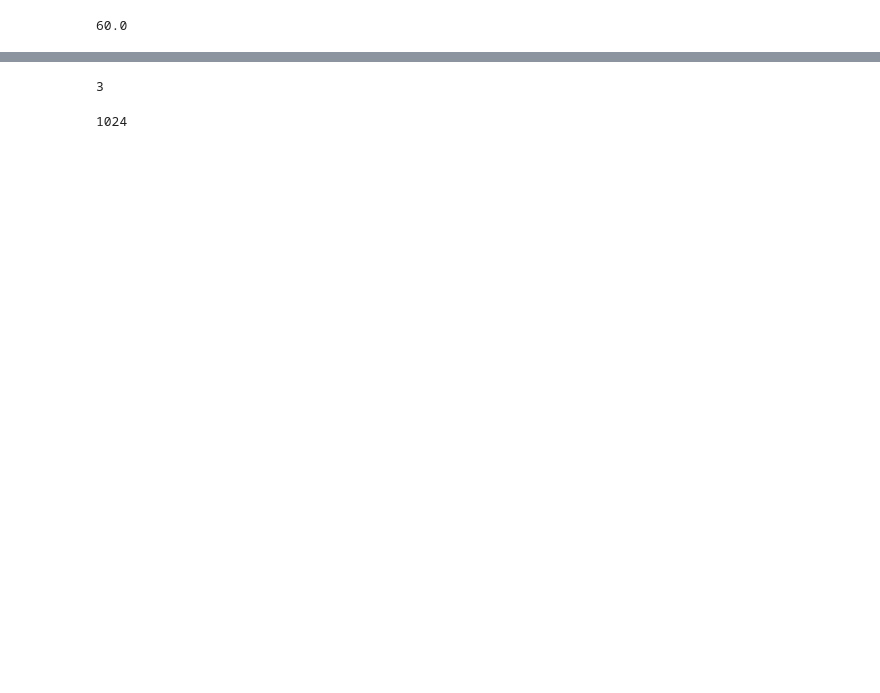
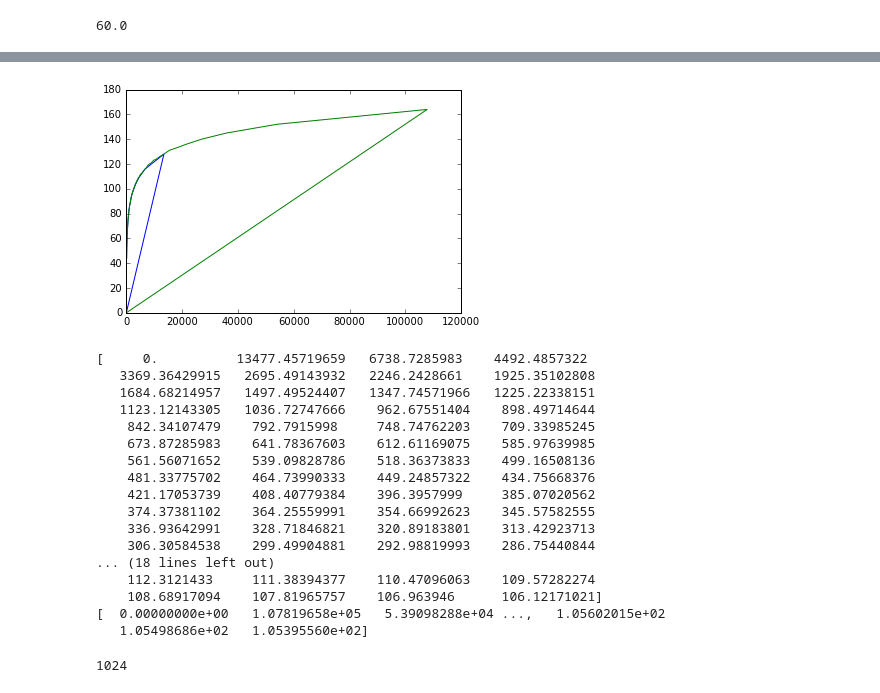
Before and after one commit to hamling-ling/OsakanaFFT, a Jupyter notebook: research/kurumi.ipynb, the cells around one changed output, grey strips where cells are left out. Cells and saved outputs as stored; diff of their text form; code cells hidden in the pictures; blank space fills up the shorter version.

```diff
--- a/research/kurumi.ipynb
+++ b/research/kurumi.ipynb
@@ -125,9 +125,11 @@ print("freq per sample=", round(freq), "T per sample=", T/(1024*1024))
 print("freq per 1024samples=", round(freq*1024))
 ns=np.arange(128)
 freqs=1/(ns*T/1024/1024)
+freqs[0]=0
 #print("freqs=\n", freqs)
 k=np.log10(2**(1/12))
 midinotes=np.round(np.log10(freqs/27.5)/k)+21
+midinotes[0]=0
 # array to use in program
 print(midinotes)
 # %% [output]
@@ -154,25 +154,29 @@ np.round(np.log10(258.3026/27.5)/k)+21
 # %% [output]
 60.0
 # %%
-ns8=np.arange(128*8)/256
-freqs8=1/(ns8*T/1024/1024)
+ns8=np.arange(128*8)
+freqs8=1/((ns8/8)*T/1024/1024)
+freqs8[0]=0
 #print("freqs=\n", freqs)
-midinotes=np.round(np.log10(freqs8/27.5)/k)+21
-midinotes[0] = 0
+midinotes8=np.round(np.log10(freqs8/27.5)/k)+21
+midinotes8[0] = 0
 # array to use in program
-print(midinotes)
-f = open('noteTable1024.txt', 'w')
-f.write("{\n")
+print(midinotes8)
+f = open('NoteTable8.h', 'w')
+f.write("#ifndef _NOTETABLE8_H_\n")
+f.write("#define _NOTETABLE8_H_\n\n")
+f.write("static const uint8_t kNoteTable8[] = {\n")
 counter=0
-for x in midinotes :
+for x in midinotes8 :
     if(counter % 8 == 0) :
         f.write("\t")
     f.write(np.str(int(x)))
-    if(counter+1<np.size(midinotes))
+    if(counter+1<np.size(midinotes8)):
         f.write(",")
     if(counter % 8 == 7) :
         f.write("\n")
     counter=counter+1
-f.write("};\n")
+f.write("};\n\n")
+f.write("#endif\n\n")
 f.close()
 # %% [output]
@@ -180,5 +184,28 @@ SyntaxError: invalid syntax (<ipython-input-34-9a7cbc7e33ee>, line 15)
-# %%
-print(3%5)
-# %% [output]
-3
+# %%
+#plt.plot(freqs, midinotes, freqs8, midinotes8)
+#plt.plot(freqs, midinotes)
+plt.plot(freqs, midinotes, freqs8, midinotes8)
+#plt.plot(ns8/8)
+plt.show()
+print(freqs)
+print(freqs8)
+# %% [output]
+[figure, added]
+[     0.          13477.45719659   6738.7285983    4492.4857322
+   3369.36429915   2695.49143932   2246.2428661    1925.35102808
+   1684.68214957   1497.49524407   1347.74571966   1225.22338151
+   1123.12143305   1036.72747666    962.67551404    898.49714644
+    842.34107479    792.7915998     748.74762203    709.33985245
+    673.87285983    641.78367603    612.61169075    585.97639985
+    561.56071652    539.09828786    518.36373833    499.16508136
+    481.33775702    464.73990333    449.24857322    434.75668376
+    421.17053739    408.40779384    396.3957999     385.07020562
+    374.37381102    364.25559991    354.66992623    345.57582555
+    336.93642991    328.71846821    320.89183801    313.42923713
+    306.30584538    299.49904881    292.98819993    286.75440844
+... (18 lines left out)
+    112.3121433     111.38394377    110.47096063    109.57282274
+    108.68917094    107.81965757    106.963946      106.12171021]
+[  0.00000000e+00   1.07819658e+05   5.39098288e+04 ...,   1.05602015e+02
+   1.05498686e+02   1.05395560e+02]
 # %%
```
Also changed, not shown: parts of 4 cells of this notebook.
